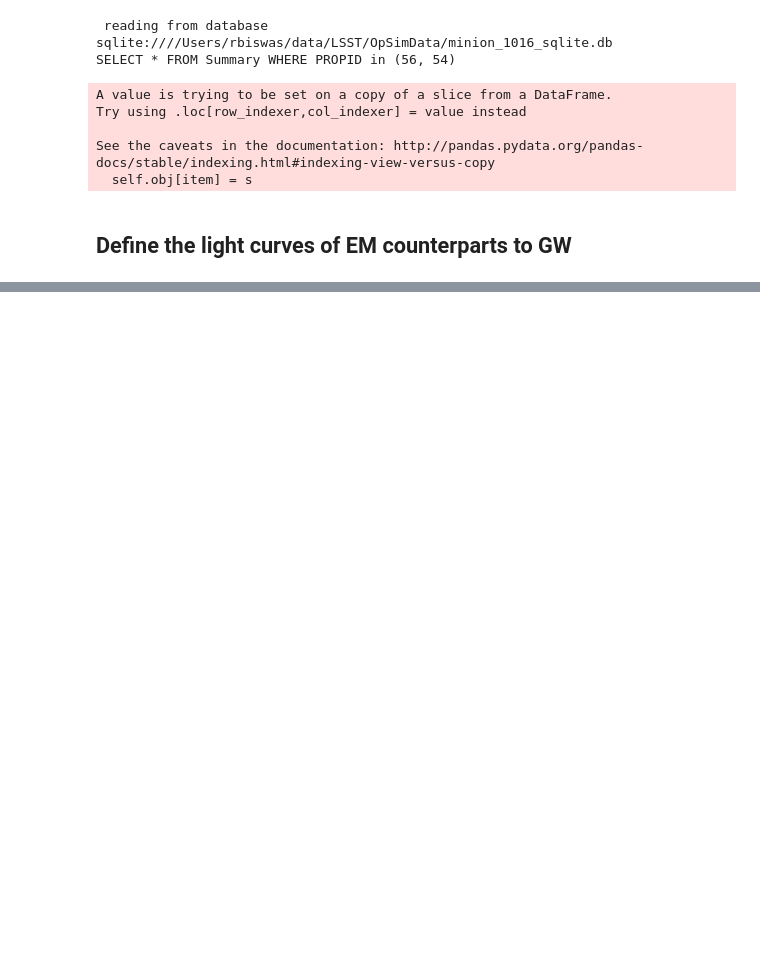
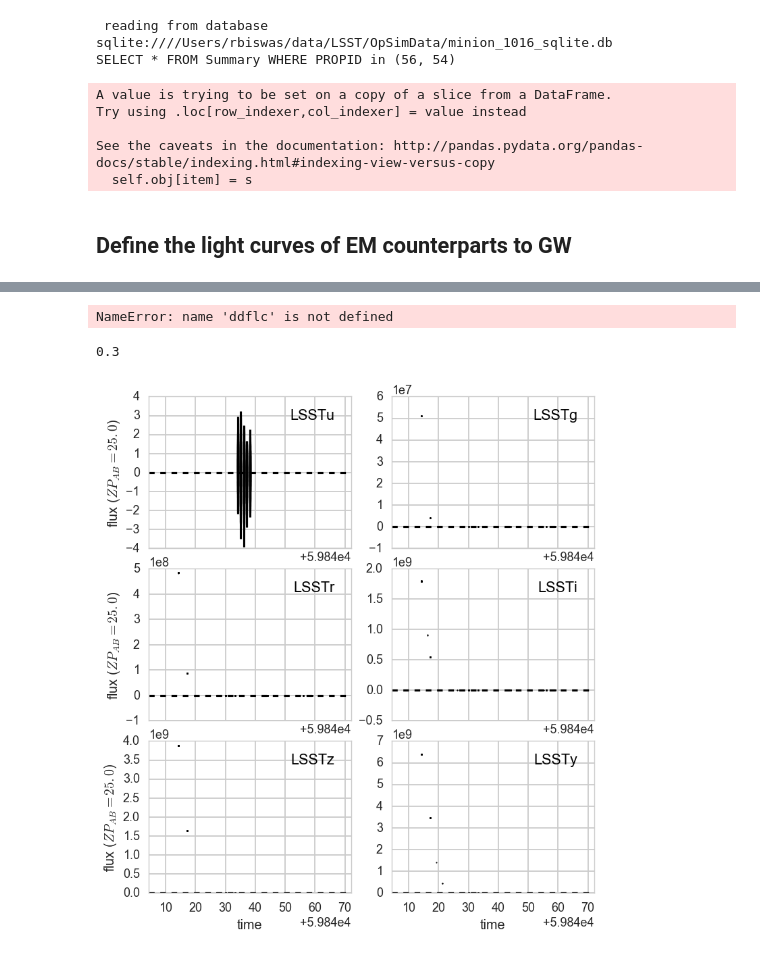
Before and after one commit to rbiswas4/emclc, a Jupyter notebook: examples/gw_emcounterparts.ipynb, the cells around one changed output, grey strips where cells are left out. Cells and saved outputs as stored; diff of their text form; code cells hidden in the pictures; blank space fills up the shorter version.

```diff
--- a/examples/gw_emcounterparts.ipynb
+++ b/examples/gw_emcounterparts.ipynb
@@ -36,7 +38,7 @@ ddfpointings = opsout.summary.query('fieldID == 1427')
 data_dir = '/Users/rbiswas/doc/projects/macronovae-rosswog/data/'
 # %%
 class GWModel(BaseModel):
-    def __init__(self):
+    def __init__(self, cosmo):
         self.t0 = None
         self.f = None
         self._maxday = None
@@ -44,6 +46,8 @@ class GWModel(BaseModel):
         self.z = None
         self.source = None
         self.gwmodel = None
+        self.amp = None
+        self.cosmo = cosmo
 
     def setModelParameters(self, params):
 
@@ -56,8 +60,13 @@ class GWModel(BaseModel):
         phase, wave, flux = sncosmo.read_griddata_ascii(data_dir + '/' + self.ModelName)
         self.source = sncosmo.TimeSeriesSource(phase, wave, flux, zero_before=0.)
         sourcepeak = self.source.peakmag('lsstr', 'ab', sampling=0.1)
+        dl = cosmo.luminosity_distance(params['z']).value
+        r = dl / 1.0e-5
         amp = self._getAmp(self.rpeak, sourcepeak)
+        amp = amp / r / r
         self.gwmodel = sncosmo.Model(source=self.source)
+        self.amp = amp
+        print(amp)
         self.gwmodel.set(**dict(t0=self.t0, amplitude=amp))
         return
 
@@ -153,0 +190,2 @@ def modellc(model, pointings, rng=np.random.RandomState(0), idx=0):
+# %%
+gw1 = GWModel(cosmo)
@@ -153,0 +223,4 @@ def modellc(model, pointings, rng=np.random.RandomState(0), idx=0):
+# %%
+ddflc.lightCurve.flux.dropna().apply(lambda x: -2.5 *np.log10(x)).describe()
+# %% [output]
+NameError: name 'ddflc' is not defined
@@ -153,0 +234,13 @@ def modellc(model, pointings, rng=np.random.RandomState(0), idx=0):
+# %%
+wfdl_1 = modellc(gw1, pointings)
+ddfl_1 = modellc(gw1, ddfpointings)
+wfdlc_1 = ans.LightCurve(wfdl_1)
+ddflc_1 = ans.LightCurve(ddfl_1)
+# %%
+gw1.z
+# %% [output]
+0.3
+# %%
+fig_ddf_1 = sncosmo.plot_lc(ddflc_1.snCosmoLC(), color='k')
+# %% [output]
+[figure, added]
```
Also changed, not shown: parts of 52 cells of this notebook, 2 other files.
